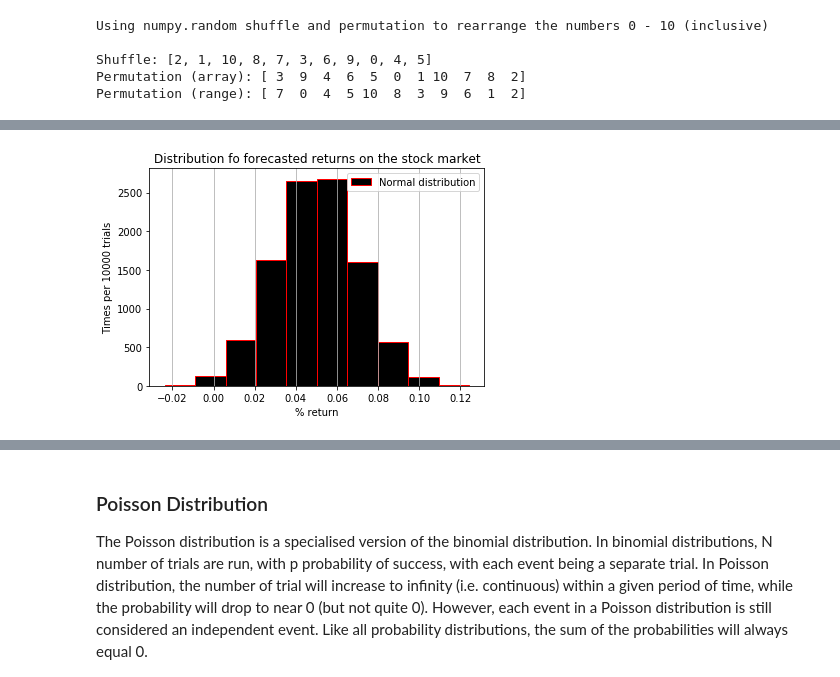
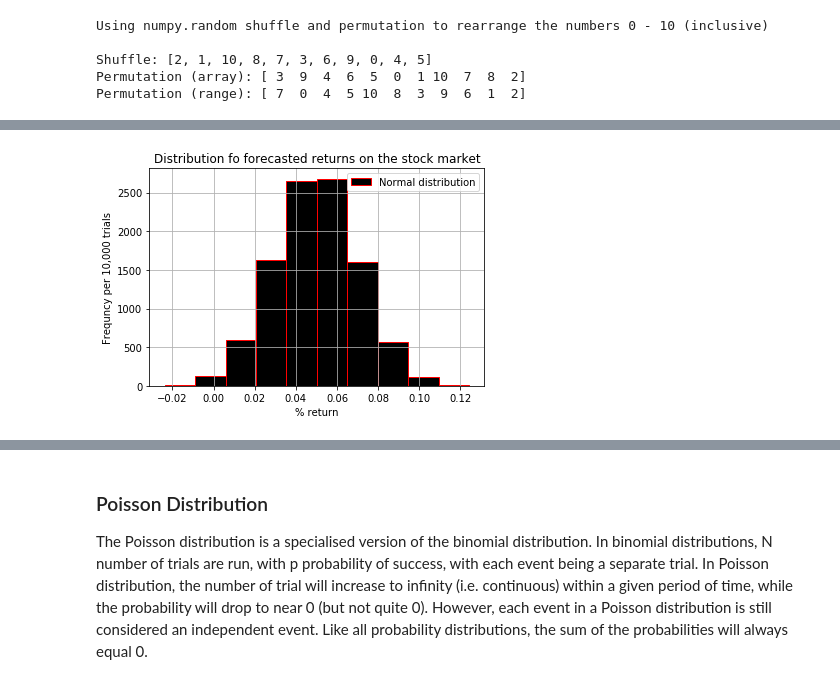
Before and after one commit to Clauric/GMIT_PfDA_Assessment, a Jupyter notebook: Numpy Assignment.ipynb, the cells around one changed output, grey strips where cells are left out. Saved outputs shown, nothing was run; the diff lists cells and outputs as text; code cells hidden in the pictures.

```diff
--- a/Numpy Assignment.ipynb
+++ b/Numpy Assignment.ipynb
@@ -168,40 +169,41 @@ For example, if a stock market has an average return over a given year is 5%, th
 # %%
-# Normal distribution for example
+# Normal distribution
 
 import numpy as np
 import matplotlib.pyplot as plt
 
-# set random seed to 22
+# Set random seed to 22
 np.random.seed(22)
 
-# mu or mean for the return for a given year is 5%, or 0.05.
+# Mu or mean for the return for a given year is 5%, or 0.05.
 mu = 0.05
 
-# sigma or standard deviation for the return for a given year is 2%, or 0.02.
+# Sigma or standard deviation for the return for a given year is 2%, or 0.02.
 sigma = 0.02
 
-# normal function, generating an 1 x 10,000 array
+# Normal function, generating an 1 x 10,000 array
 x = np.random.normal(mu, sigma, 10000)
 
-# plotting the array on a histogram
-# color set to black, labelled
+# Plotting the array on a histogram
+# Color set to black, labelled
 plt.hist(x, color="black", edgecolor="red", label="Normal distribution")
 
-# show legend in plot
+# Show legend in plot
 plt.legend()
 
-# show girdlines on x axis
-plt.grid(b=True, axis="x")
+# Show girdlines on x and y axes
+plt.grid(True, axis="x")
+plt.grid(True, axis="y")
 
-# show title and axial labels
+# Show title and axial labels
 plt.title("Distribution fo forecasted returns on the stock market")
 plt.xlabel("% return")
-plt.ylabel("Times per 10000 trials")
+plt.ylabel("Frequncy per 10,000 trials")
 
-# show plot
+# Show plot
 plt.show()
 # %% [output]
-[figure, old version]
+[figure, new version]
 # %% [markdown]
 ### Binomial Distribution
 
```
Also changed, not shown: parts of 14 cells of this notebook.
